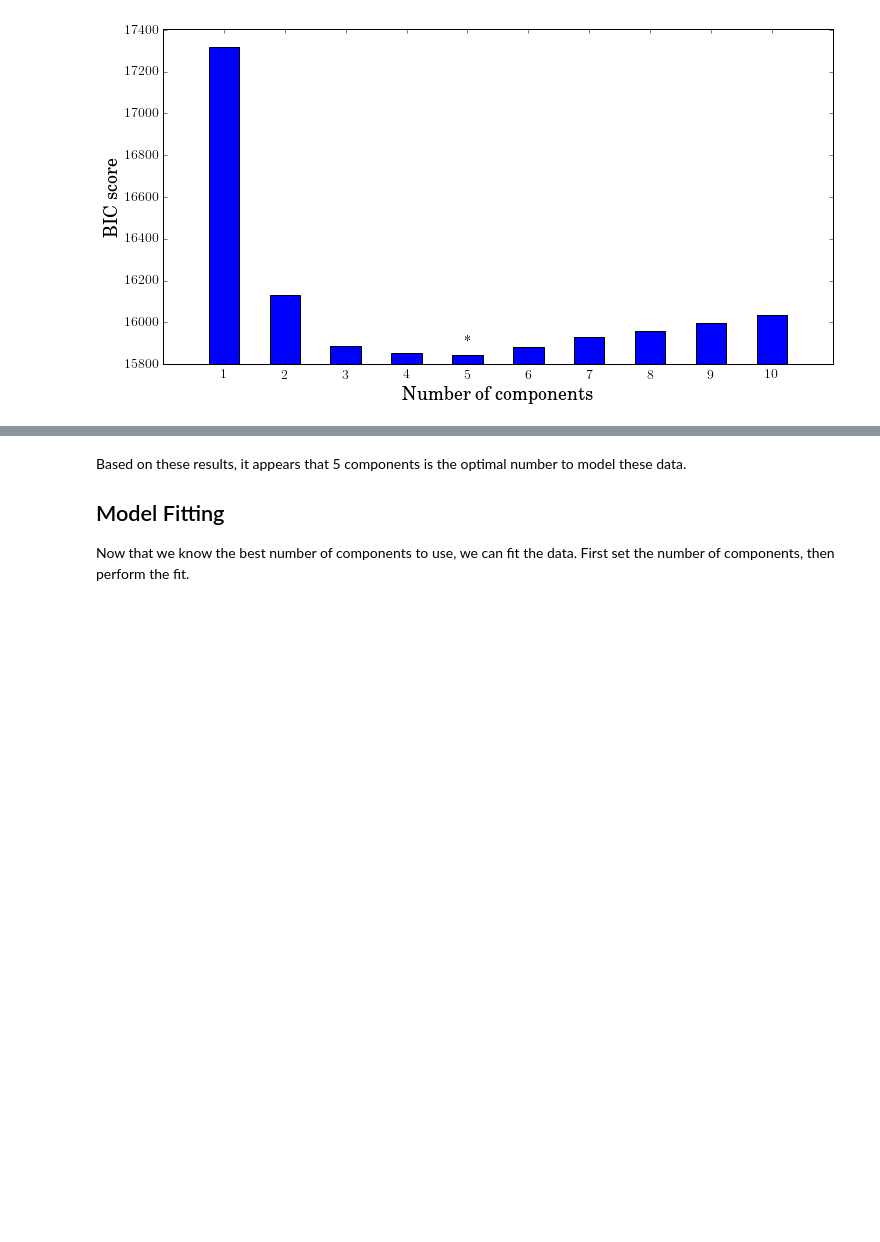
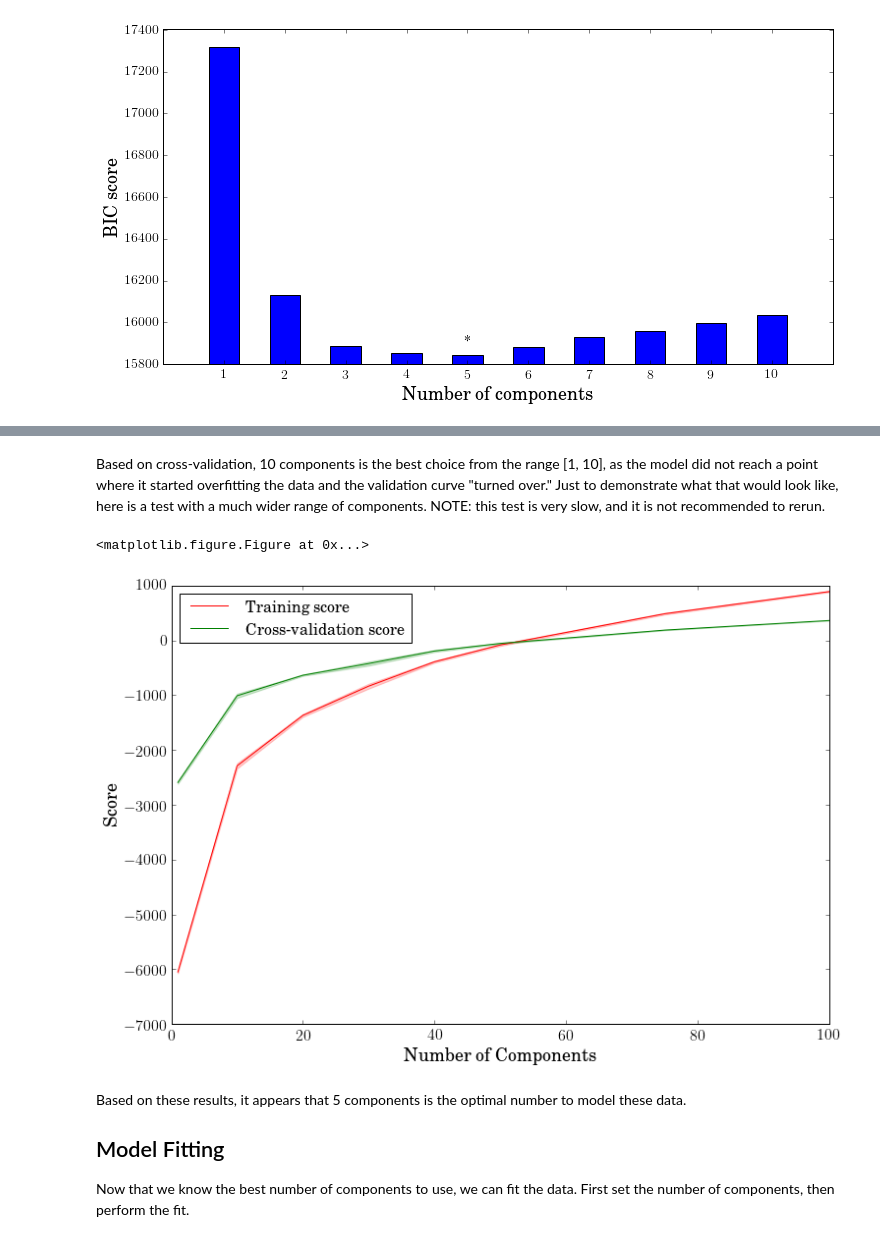
Before and after one commit to tholoien/XDGMM, a Jupyter notebook: Notebooks/Demo.ipynb, the cells around one changed output, grey strips where cells are left out. Cells and saved outputs as stored; diff of their text form; code cells hidden in the pictures; blank space fills up the shorter version.

```diff
--- a/Notebooks/Demo.ipynb
+++ b/Notebooks/Demo.ipynb
@@ -82,3 +118,28 @@ plot_bic(param_range,bic,optimal_n_comp)
+# %% [markdown]
+Based on cross-validation, 10 components is the best choice from the range [1, 10], as the model did not reach a point where it started overfitting the data and the validation curve "turned over." Just to demonstrate what that would look like, here is a test with a much wider range of components. NOTE: this test is very slow, and it is not recommended to rerun.
+# %%
+param_range=[1,10,20,30,40,50,75,100]
+xdgmm=XDGMM(method = 'Bovy')
+
+# Uncomment this block to rerun the validation curve test.
+'''
+train_scores,test_scores=validation_curve(xdgmm,X=X,y=Xerr,param_name="n_components",param_range=param_range,n_jobs=3,\
+                                          cv=shuffle_split,verbose=1)
+
+train_scores_mean = np.mean(train_scores, axis=1)
+train_scores_std = np.std(train_scores, axis=1)
+test_scores_mean = np.mean(test_scores, axis=1)
+test_scores_std = np.std(test_scores, axis=1)
+'''
+train_scores_mean = np.array([-6049.13555593, -2288.49945545, -1367.1280151, -834.20216425, -388.48226494, -82.29024836, 487.95065987, 892.43809363])
+train_scores_std = np.array([24.02019595, 48.25877894, 26.63547676, 45.08025294, 17.88446824, 17.90857948, 15.97789688, 10.60871669])
+test_scores_mean = np.array([-2591.7077449, -1009.88814176, -634.70262211, -422.12737636, -192.43612842, -54.06064717, 188.87888676, 363.99341488])
+test_scores_std = np.array([24.49643971, 39.51195647, 12.05751039, 37.15247669, 17.29274446, 9.94909124, 4.56543115, 2.9610748])
+# %%
+plot_val_curve(param_range, train_scores_mean, train_scores_std, test_scores_mean, test_scores_std)
+# %% [output]
+<matplotlib.figure.Figure at 0x...>
+[figure, added]
 # %% [markdown]
 Based on these results, it appears that 5 components is the optimal number to model these data.
 
```
Also changed, not shown: parts of 13 cells of this notebook, 3 other files.
